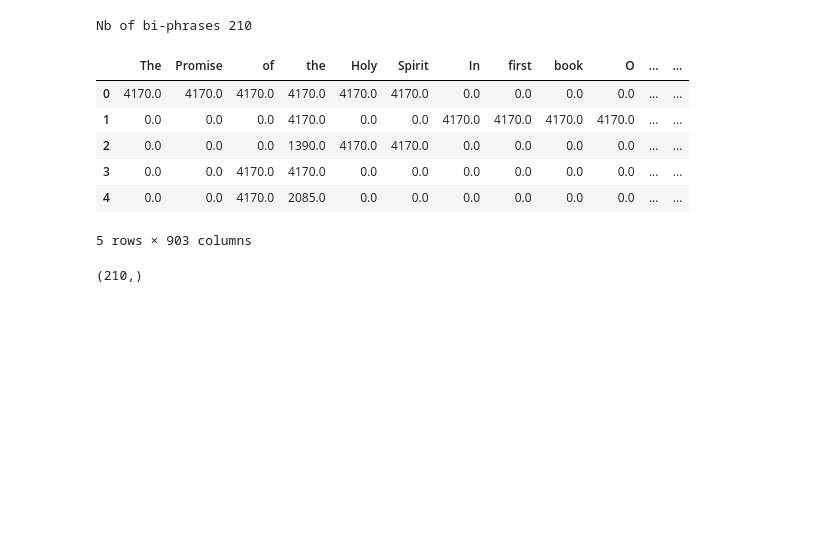
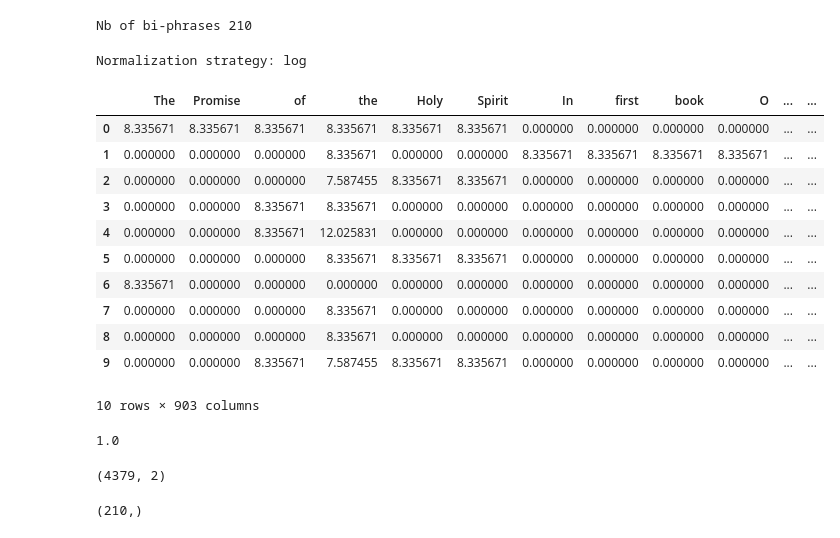
Before and after one commit to frankl1/Word2vec-For-NER-In-Low-Resource-Languages, a Jupyter notebook: fnn-ne-projection.ipynb, the cells around one changed output. Drawn from its saved outputs; the diff is of its cells as text; code cells hidden in the pictures; blank space fills up the shorter version.

```diff
--- a/fnn-ne-projection.ipynb
+++ b/fnn-ne-projection.ipynb
@@ -43,6 +43,13 @@ is_only_vocab = True
 # if word should be shuffle or not
 shuffle = is_only_vocab
 
+# normalization strategy
+# "exp": normalization by exponentiation expo(nbWV)/exp(nbOcc(w))
+# "log": normalization by logarithm log(nbWV)/log(nbOcc(w))
+# "max": normalization by max [nbWV/nbOcc(w)]/ [nbWV/nbOcc(w*)] = nbOcc(w*)/nbOcc(w) where w* is the most frequent word
+# None: for no normalization
+normalization_strategy = "max"
+
 # if we are using the Zennaki et al. signature
 is_zennaki = False
 
@@ -108,6 +115,7 @@ def corpus_fingerprint(aDataframe, nb_of_biphrases):
     Return:
         a DataFrame: corpus fingerprint, the columns are the words in the corpus
     """
+    print("Normalization strategy:", normalization_strategy)
     fingerprints = {}
     current_bi_phrase_index = 0
     nb_word_in_corpus = aDataframe[aDataframe.word != "\n"].word.size
@@ -129,14 +137,24 @@ def corpus_fingerprint(aDataframe, nb_of_biphrases):
 #                 fingerprints[w][current_bi_phrase_index] = nb_word_in_corpus / fingerprints[w][current_bi_phrase_index]
             current_bi_phrase_index += 1
             words_in_current_phrase = []
+
     for word in fingerprints:
         for i in range(nb_of_biphrases):
             if fingerprints[word][i] != 0:
-                fingerprints[word][i] = nb_word_in_corpus / fingerprints[word][i]
+                if normalization_strategy == "exp":
+                    fingerprints[word][i] = np.exp(nb_word_in_corpus) / np.exp(fingerprints[word][i])
+                elif normalization_strategy == "log":
+                    fingerprints[word][i] = np.log(nb_word_in_corpus) / (np.log(fingerprints[word][i]) or 1)
+                else:
+                    fingerprints[word][i] = nb_word_in_corpus / fingerprints[word][i]
 #         fingerprints[word][nb_of_biphrases] = nb_word_in_corpus / aDataframe[aDataframe.word == word].word.size
     ret = pd.DataFrame(fingerprints)
+
     if is_zennaki:
         ret[ret > 0] = 1
+    elif normalization_strategy == "max":
+        _max = ret.max().max()
+        ret[ret > 0] = _max / ret[ret > 0]
 
     return ret
 # %%
@@ -451,15 +468,33 @@ en_fingerprints = corpus_fingerprint(en_corpus, en_nb_of_phrases)
 # %% [output]
 Nb of bi-phrases 210
+# %%
+normalization_strategy = "log"
+en_fingerprints = corpus_fingerprint(en_corpus, en_nb_of_phrases)
+# %% [output]
+Normalization strategy: log
 # %%
-en_fingerprints.head(5)
+en_fingerprints.head(10)
 # %% [output]
 |  | The | Promise | of | the | Holy | Spirit | In | first | book | O | ... | ... |
-| 0 | 4170.0 | 4170.0 | 4170.0 | 4170.0 | 4170.0 | 4170.0 | 0.0 | 0.0 | 0.0 | 0.0 | ... | ... |
-| 1 | 0.0 | 0.0 | 0.0 | 4170.0 | 0.0 | 0.0 | 4170.0 | 4170.0 | 4170.0 | 4170.0 | ... | ... |
-| 2 | 0.0 | 0.0 | 0.0 | 1390.0 | 4170.0 | 4170.0 | 0.0 | 0.0 | 0.0 | 0.0 | ... | ... |
-| 3 | 0.0 | 0.0 | 4170.0 | 4170.0 | 0.0 | 0.0 | 0.0 | 0.0 | 0.0 | 0.0 | ... | ... |
-| 4 | 0.0 | 0.0 | 4170.0 | 2085.0 | 0.0 | 0.0 | 0.0 | 0.0 | 0.0 | 0.0 | ... | ... |
+| 0 | 8.335671 | 8.335671 | 8.335671 | 8.335671 | 8.335671 | 8.335671 | 0.000000 | 0.000000 | 0.000000 | 0.000000 | ... | ... |
+| 1 | 0.000000 | 0.000000 | 0.000000 | 8.335671 | 0.000000 | 0.000000 | 8.335671 | 8.335671 | 8.335671 | 8.335671 | ... | ... |
+| 2 | 0.000000 | 0.000000 | 0.000000 | 7.587455 | 8.335671 | 8.335671 | 0.000000 | 0.000000 | 0.000000 | 0.000000 | ... | ... |
+| 3 | 0.000000 | 0.000000 | 8.335671 | 8.335671 | 0.000000 | 0.000000 | 0.000000 | 0.000000 | 0.000000 | 0.000000 | ... | ... |
+| 4 | 0.000000 | 0.000000 | 8.335671 | 12.025831 | 0.000000 | 0.000000 | 0.000000 | 0.000000 | 0.000000 | 0.000000 | ... | ... |
+| 5 | 0.000000 | 0.000000 | 0.000000 | 8.335671 | 8.335671 | 8.335671 | 0.000000 | 0.000000 | 0.000000 | 0.000000 | ... | ... |
+| 6 | 8.335671 | 0.000000 | 0.000000 | 0.000000 | 0.000000 | 0.000000 | 0.000000 | 0.000000 | 0.000000 | 0.000000 | ... | ... |
+| 7 | 0.000000 | 0.000000 | 0.000000 | 8.335671 | 0.000000 | 0.000000 | 0.000000 | 0.000000 | 0.000000 | 0.000000 | ... | ... |
+| 8 | 0.000000 | 0.000000 | 0.000000 | 8.335671 | 0.000000 | 0.000000 | 0.000000 | 0.000000 | 0.000000 | 0.000000 | ... | ... |
+| 9 | 0.000000 | 0.000000 | 8.335671 | 7.587455 | 8.335671 | 8.335671 | 0.000000 | 0.000000 | 0.000000 | 0.000000 | ... | ... |
-5 rows × 903 columns
+10 rows × 903 columns
+# %%
+(4170 / nb_word_in_corpus)
+# %% [output]
+1.0
+# %%
+en_corpus.shape
+# %% [output]
+(4379, 2)
 # %%
 en_fingerprints['you'].values.shape
 # %% [output]
```
Also changed, not shown: parts of 20 cells of this notebook, 5 other files.
